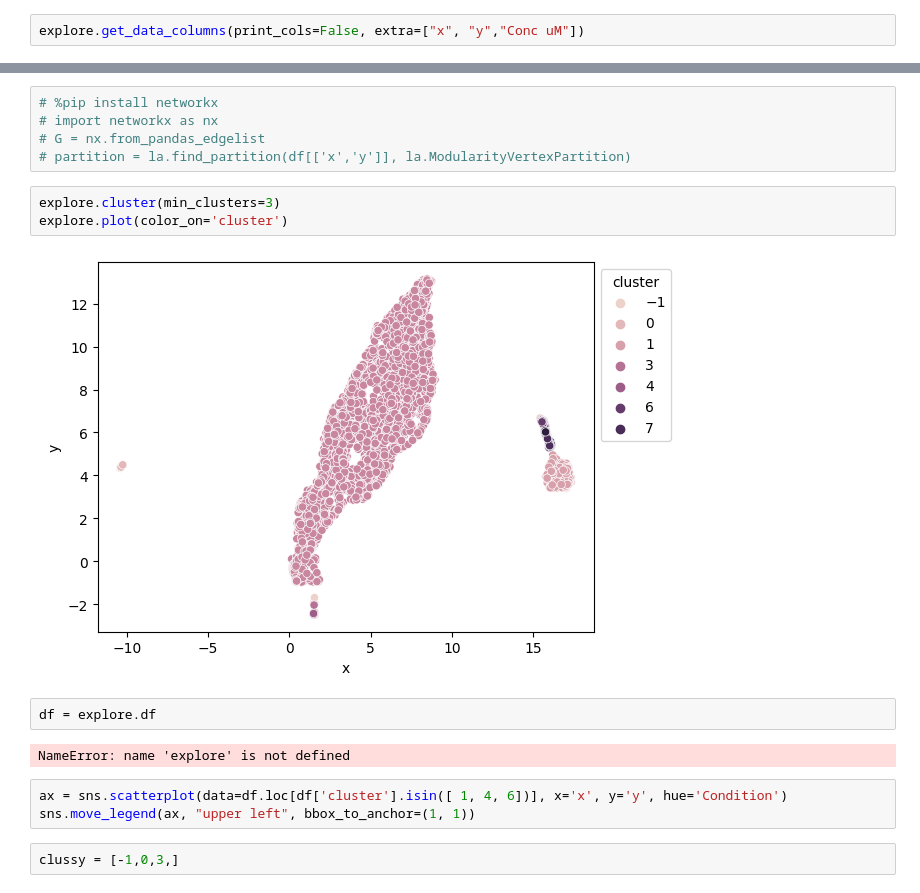
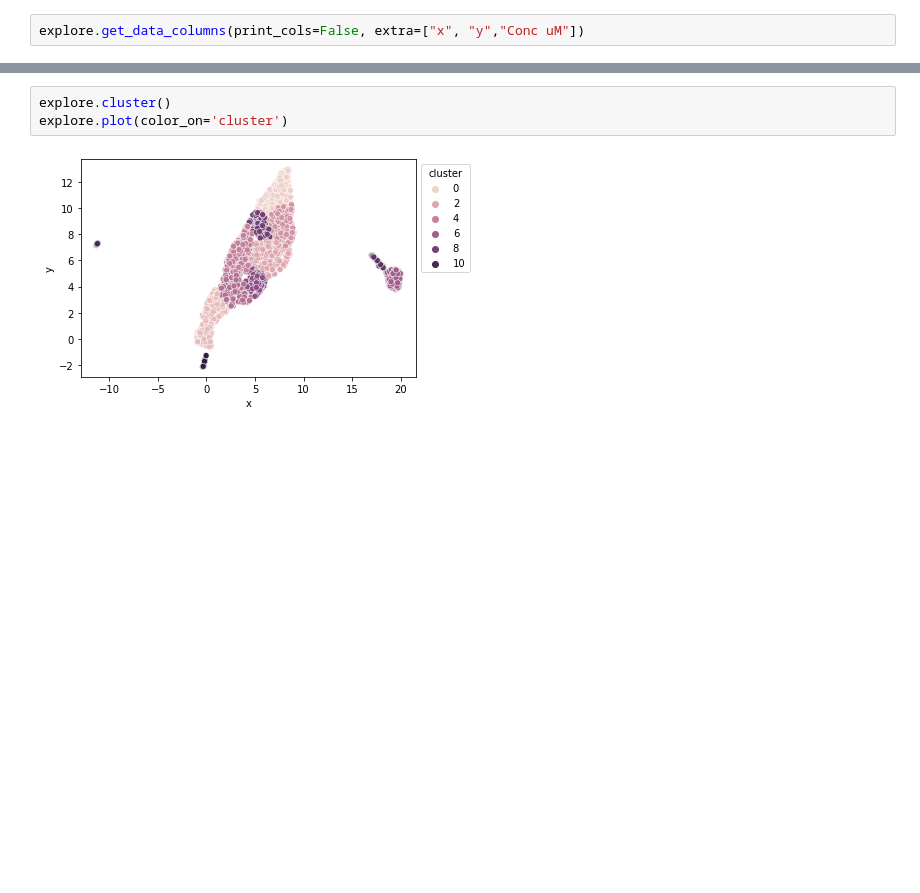
Before and after one commit to SextonLab/UMAP-Explorer, a Jupyter notebook: notebooks/example.ipynb, the cells around one changed output, grey strips where cells are left out. Saved outputs shown, nothing was run; the diff lists cells and outputs as text; blank space fills up the shorter version.

```diff
--- a/notebooks/example.ipynb
+++ b/notebooks/example.ipynb
@@ -81,19 +29,5 @@ sns.scatterplot(data=df, x='x',y='y',hue='clussy')
-# %%
-# %pip install networkx
-# import networkx as nx
-# G = nx.from_pandas_edgelist
-# partition = la.find_partition(df[['x','y']], la.ModularityVertexPartition)
 # %%
-explore.cluster(min_clusters=3)
+explore.cluster()
 explore.plot(color_on='cluster')
 # %% [output]
-[figure, old version]
+[figure, new version]
-# %%
-df = explore.df
-# %% [output]
-NameError: name 'explore' is not defined
-# %%
-ax = sns.scatterplot(data=df.loc[df['cluster'].isin([ 1, 4, 6])], x='x', y='y', hue='Condition')
-sns.move_legend(ax, "upper left", bbox_to_anchor=(1, 1))
-# %%
-clussy = [-1,0,3,]
```
Also changed, not shown: parts of 20 cells of this notebook.
